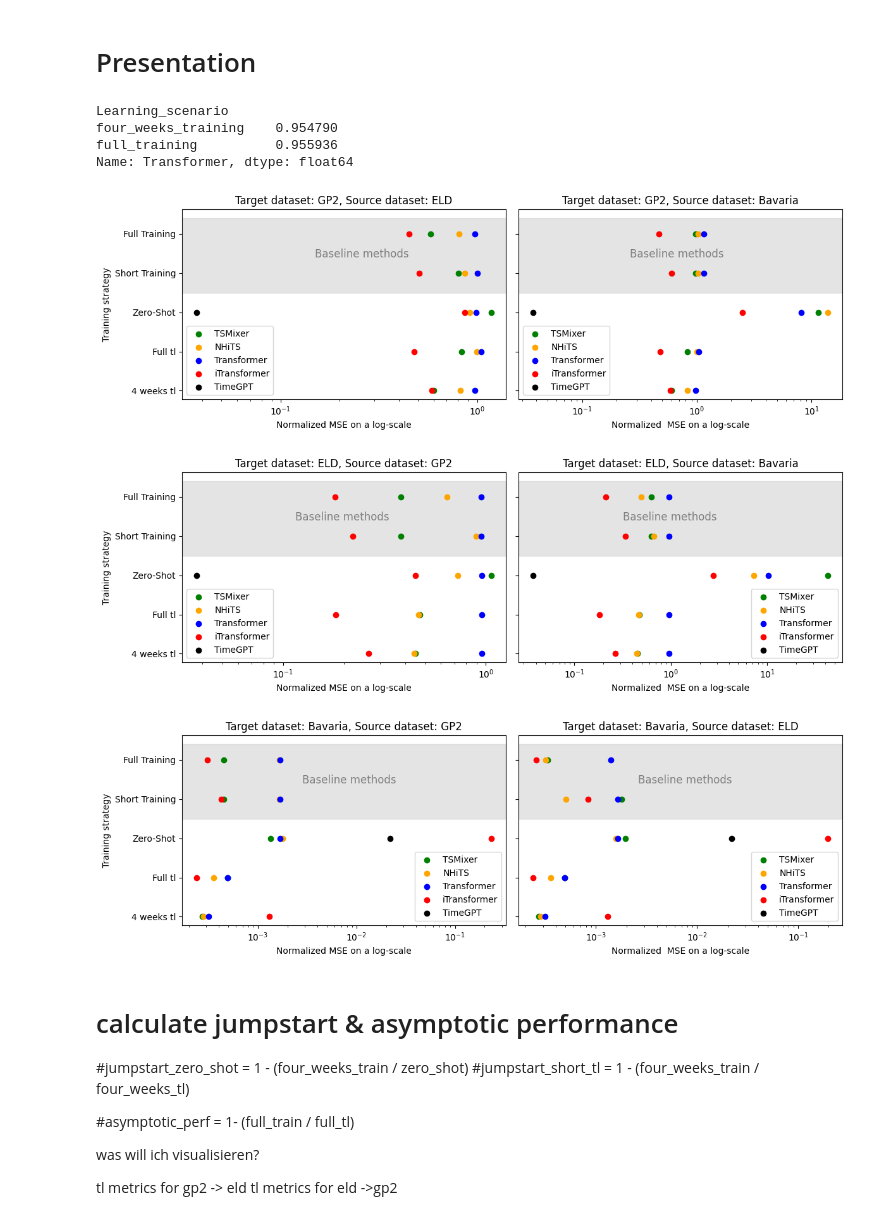
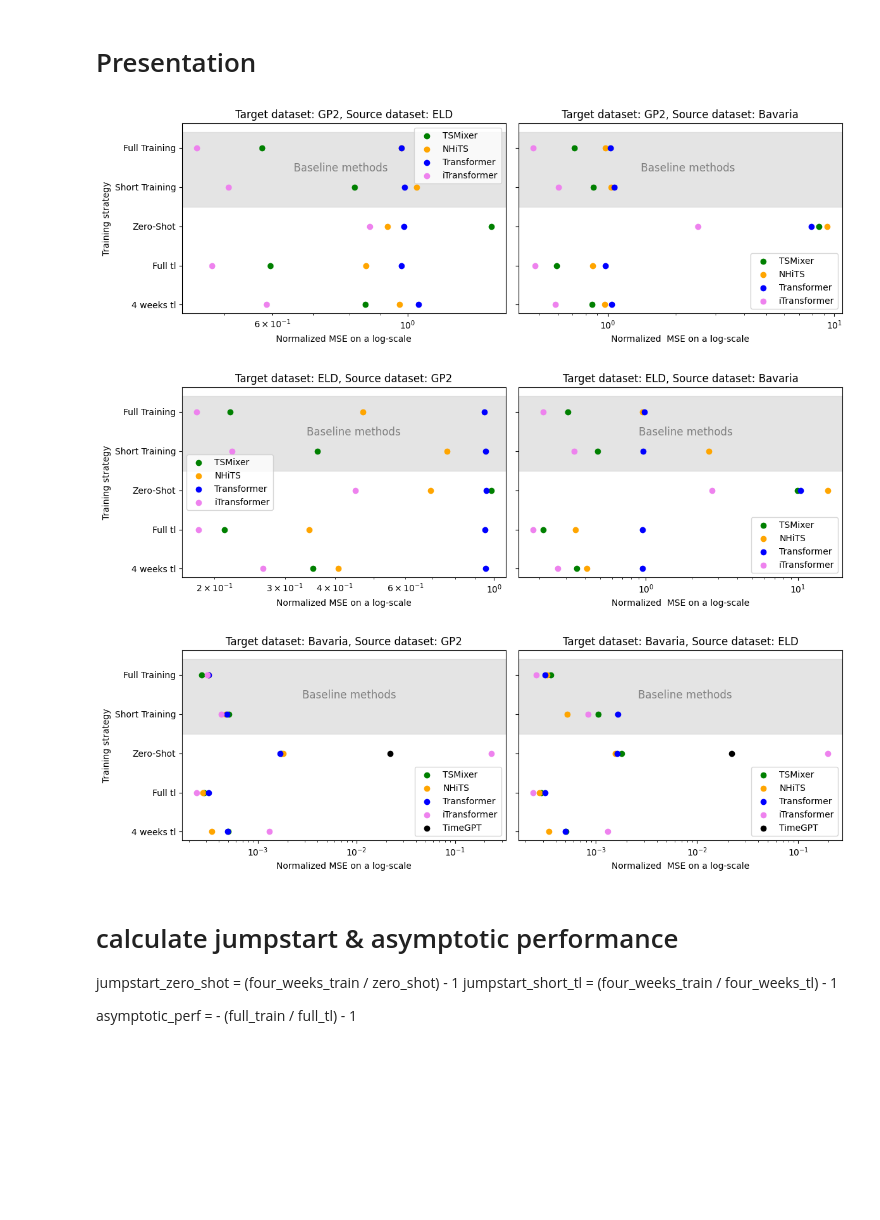
Before and after one commit to ben10ben/thesis, a Jupyter notebook: src/process_results.ipynb, the cells around one changed output. Saved outputs shown, nothing was run; the diff lists cells and outputs as text; code cells hidden in the pictures; blank space fills up the shorter version.

```diff
--- a/src/process_results.ipynb
+++ b/src/process_results.ipynb
@@ -172,13 +177,6 @@ scaled_df = target_dataset_metrics["Bavaria"].applymap(scale_floats)
 scaled_df.to_csv(output_path / "Bavaria_target_scaled_results.csv")
 # %% [markdown]
 # Presentation
-# %%
-target_dataset_metrics["ELD_mse"]["Transformer"]["ELD"]
-# %% [output]
-Learning_scenario
-four_weeks_training    0.954790
-full_training          0.955936
-Name: Transformer, dtype: float64
 # %%
 # create 2 scatterplot per target dataset containing all training-strategies, models, source datasets
 
@@ -191,7 +189,7 @@ def create_source_dataset_metrics(model, target, source):
     return return_dict
 
 
-def visualize(target_dataset, text_x_1, text_x_2):
+def visualize(target_dataset, text_x_1, text_x_2, include=None):
     x = ["4 weeks tl", "Full tl", "Zero-Shot", "Short Training", "Full Training"]
     datasets_dict = {"GP2" : None, "ELD": None, "Bavaria": None}
     source = {key: value for key, value in datasets_dict.items() if key != target_dataset}
@@ -220,63 +218,59 @@ def visualize(target_dataset, text_x_1, text_x_2):
     ax1.scatter(y_tsmixer[key_1], x,label="TSMixer", marker='o', color="green")
     ax1.scatter(y_nhits[key_1], x, label="NHiTS", marker='o', color="orange")
     ax1.scatter(y_transformer[key_1], x, label="Transformer", marker='o', color="blue")
-    ax1.scatter(y_itransformer[key_1], x, label="iTransformer", marker='o', color="red")
-    ax1.scatter(y_timegpt, x, label="TimeGPT", marker='o', color="black")
+    ax1.scatter(y_itransformer[key_1], x, label="iTransformer", marker='o', color="violet")
+    if include =="timegpt":
+        ax1.scatter(y_timegpt, x, label="TimeGPT", marker='o', color="black")
 
 
     # Add a title and labels
     ax1.set_title(f'Target dataset: {target_dataset}, Source dataset: {key_1}')
     ax1.set_ylabel('Training strategy')
     ax1.set_xlabel('Normalized MSE on a log-scale')
 
     # Add a legend
     ax1.legend()
 
     # second source dataset
     ax2.scatter(y_tsmixer[key_2], x,label="TSMixer", marker='o', color="green")
     ax2.scatter(y_nhits[key_2], x, label="NHiTS", marker='o', color="orange")
     ax2.scatter(y_transformer[key_2], x, label="Transformer", marker='o', color="blue")
-    ax2.scatter(y_itransformer[key_2], x, label="iTransformer", marker='o', color="red")
-    ax2.scatter(y_timegpt, x, label="TimeGPT", marker='o', color="black")
+    ax2.scatter(y_itransformer[key_2], x, label="iTransformer", marker='o', color="violet")
+    if include =="timegpt":
+        ax2.scatter(y_timegpt, x, label="TimeGPT", marker='o', color="black")
 
 
     # Add a title and labels
     ax2.set_title(f'Target dataset: {target_dataset}, Source dataset: {key_2}')
     #ax2.set_ylabel('Training strategy')
     ax2.set_xlabel('Normalized  MSE on a log-scale')
 
     # Add a legend
     ax2.legend()
     plt.tight_layout()
     plt.savefig(output_path / f'target_{target_dataset}.png', format='png')  # Save as PNG file
 
     plt.show()
 
 
-visualize("GP2", 0.15, 0.26)
+visualize("GP2", 0.65, 1.4)
 # %% [output]
-[figure, old version]
+[figure, new version]
 # %%
-visualize("ELD", 0.115, 0.32)
+visualize("ELD", 0.34, 0.9)
 # %% [output]
-[figure, old version]
+[figure, new version]
 # %%
-visualize("Bavaria", 0.0028, 0.0026)
+visualize("Bavaria", 0.0028, 0.0026, include="timegpt")
 # %% [output]
-[figure, old version]
+[figure, new version]
 # %% [markdown]
 # calculate jumpstart & asymptotic performance
 
-#jumpstart_zero_shot = 1 - (four_weeks_train / zero_shot)
-#jumpstart_short_tl = 1 - (four_weeks_train / four_weeks_tl)
+jumpstart_zero_shot = (four_weeks_train / zero_shot) - 1
+jumpstart_short_tl = (four_weeks_train / four_weeks_tl) - 1
 
-#asymptotic_perf = 1- (full_train / full_tl)
-
-
-was will ich visualisieren?
-
-tl metrics for gp2 -> eld
-tl metrics for eld ->gp2
+asymptotic_perf = - (full_train / full_tl) - 1
 # %%
 # calc tl metrics for target:eld, source:gp2
 
```
Also changed, not shown: parts of 4 cells of this notebook, 38 other files.
